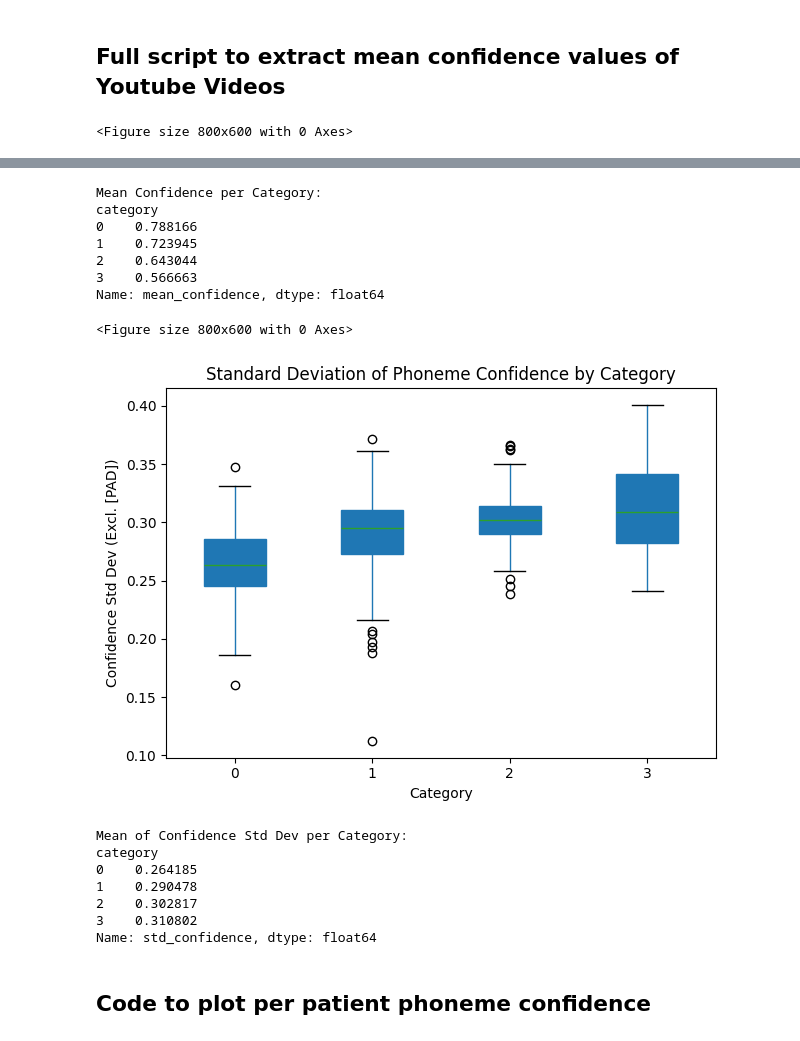
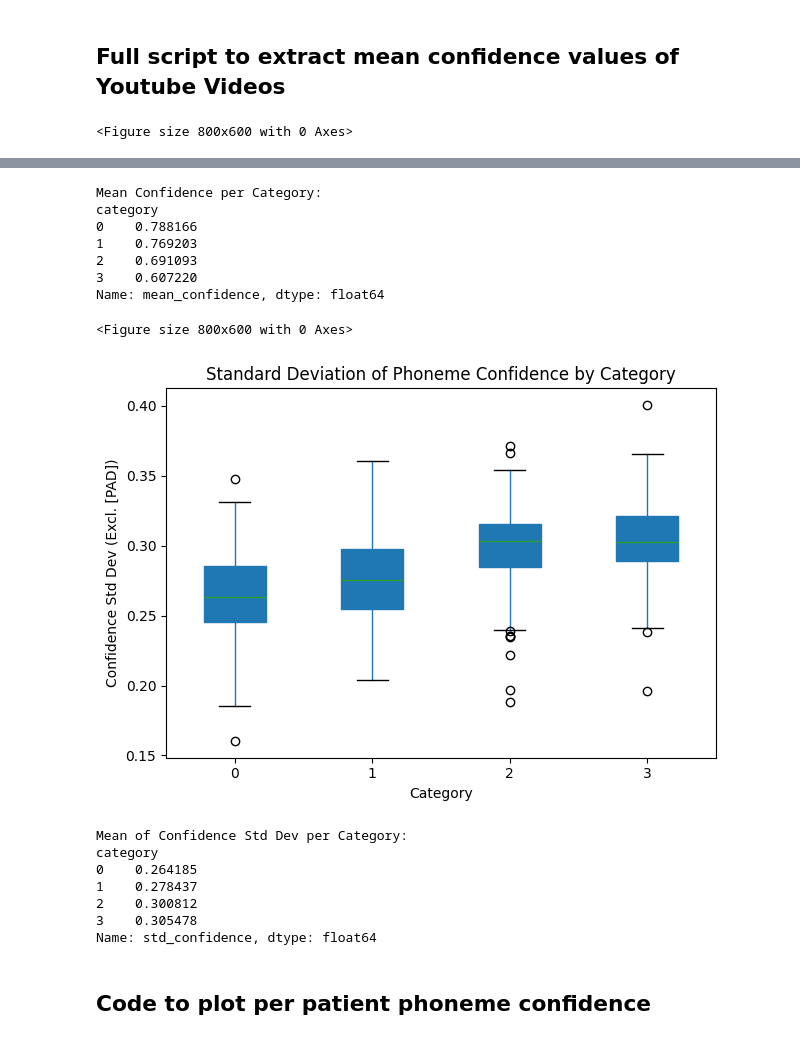
Before and after one commit to LeQi008/dysarthria-mtl, a Jupyter notebook: phonemes/phoneme_exploration.ipynb, the cells around one changed output, grey strips where cells are left out. Saved outputs shown, nothing was run; the diff lists cells and outputs as text; code cells hidden in the pictures.

```diff
--- a/phonemes/phoneme_exploration.ipynb
+++ b/phonemes/phoneme_exploration.ipynb
@@ -449,7 +449,7 @@ model = Wav2Vec2ForCTC.from_pretrained(
 ).eval()
 
 # Load CSV
-csv_path = r"C:\Users\YIDAN\Desktop\projects\dysarthria\dataset_youtube_all_splits.csv"
+csv_path = r"C:\Users\YIDAN\Desktop\projects\dysarthria\dataset_youtube_pseudo_all_splits.csv"
 df = pd.read_csv(csv_path)
 
 # Convert category column to string if needed
@@ -546,17 +546,17 @@ print(category_std_means)
 Mean Confidence per Category:
 category
 0    0.788166
-1    0.723945
-2    0.643044
-3    0.566663
+1    0.769203
+2    0.691093
+3    0.607220
 Name: mean_confidence, dtype: float64
 <Figure size 800x600 with 0 Axes>
-[figure, old version]
+[figure, new version]
 Mean of Confidence Std Dev per Category:
 category
 0    0.264185
-1    0.290478
-2    0.302817
-3    0.310802
+1    0.278437
+2    0.300812
+3    0.305478
 Name: std_confidence, dtype: float64
 # %%
```
Also changed, not shown: parts of 4 cells of this notebook, 4 other files.
